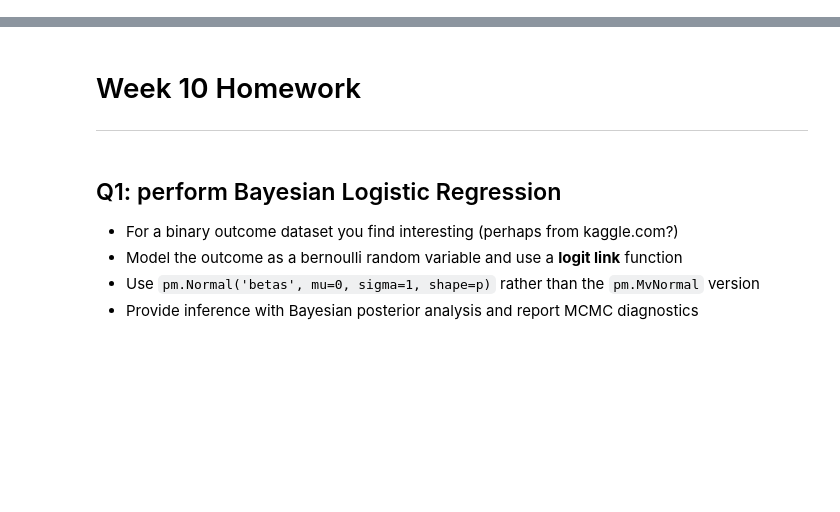
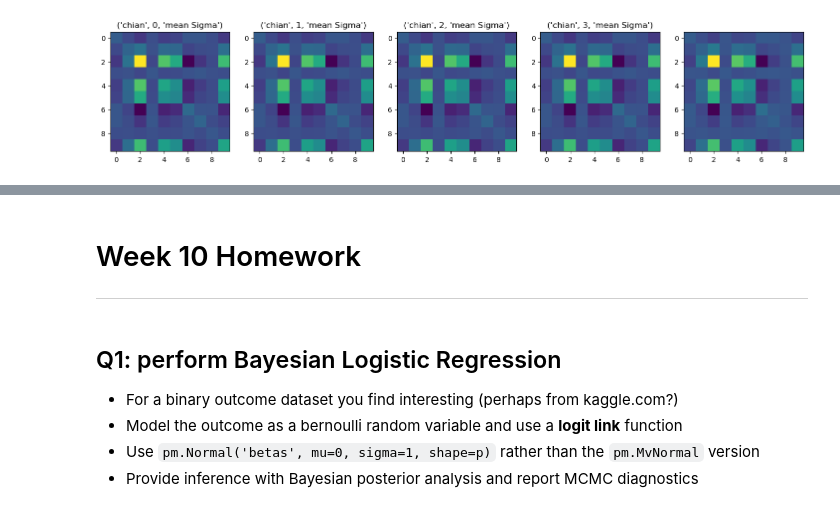
Before and after one commit to aidanmrli/STA365-Bayesian-Statistics-W25, a Jupyter notebook: Bayes_07_More_MVN_and_IW_LKJ.ipynb, the cells around one changed output, grey strips where cells are left out. Saved outputs shown, nothing was run; the diff lists cells and outputs as text; code cells hidden in the pictures; blank space fills up the shorter version.

```diff
--- a/Bayes_07_More_MVN_and_IW_LKJ.ipynb
+++ b/Bayes_07_More_MVN_and_IW_LKJ.ipynb
@@ -0,0 +215,7 @@
+# %%
+import pymc as pm
+
+with pm.Model() as LKJ:
+    packed_L = pm.LKJCholeskyCov("packed_L", n=2, eta=2.0,
+                                 sd_dist=pm.Exponential.dist(1.0, shape=2), compute_corr=False)
+packed_L.eval()
@@ -0,0 +224,5 @@
+# %%
+with LKJ:
+    L = pm.expand_packed_triangular(2, packed_L)
+    Sigma = L.dot(L.T)
+Sigma.eval()#.shape
@@ -0,0 +242,13 @@
+# %%
+with pm.Model() as MNV_LKJ:
+
+    packed_L = pm.LKJCholeskyCov("packed_L", n=p, eta=2.0,
+                                 sd_dist=pm.Exponential.dist(1.0, shape=2),
+                                 compute_corr=False)
+    L = pm.expand_packed_triangular(p, packed_L)
+    Sigma = pm.Deterministic('Sigma', L.dot(L.T))
+    mu = pm.MvNormal('mu', mu=0, cov=np.eye(p), shape=p)
+    y = pm.MvNormal('y', mu=mu, chol=L,  #cov=Sigma
+                    shape=(n,1), observed=x)
+
+    idata = pm.sample()
@@ -0,0 +262,9 @@
+# %%
+fig,ax = plt.subplots(1,5,figsize=(18,4))
+ax[-1].imshow(a_cov)
+ax[0].set_title(("Sigma used to generate y"))
+for chain in range(4):
+    ax[chain].imshow(idata.posterior['Sigma'].mean(axis=1)[chain])
+    ax[chain].set_title(("chian",chain,"mean Sigma"))
+# %% [output]
+[figure, added]
```
Also changed, not shown: parts of 28 cells of this notebook.
